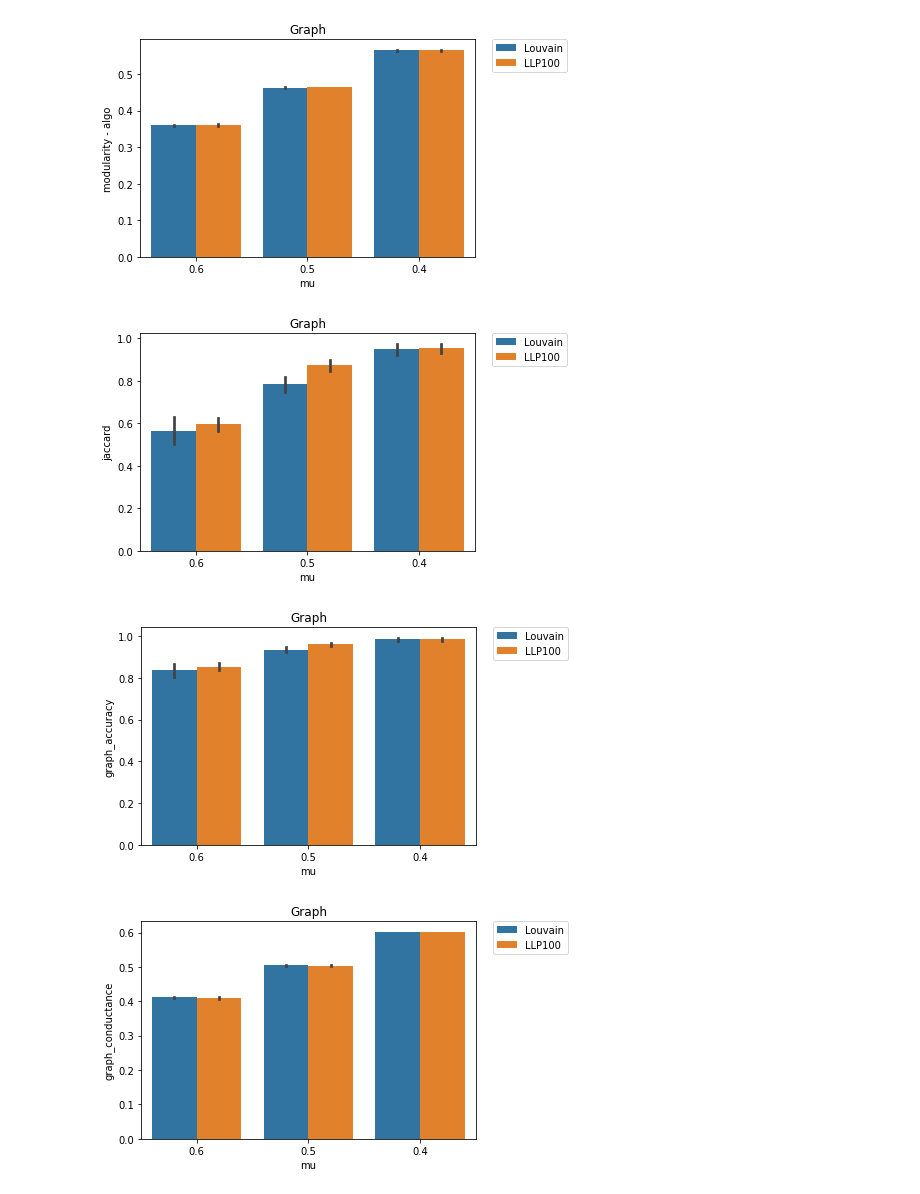
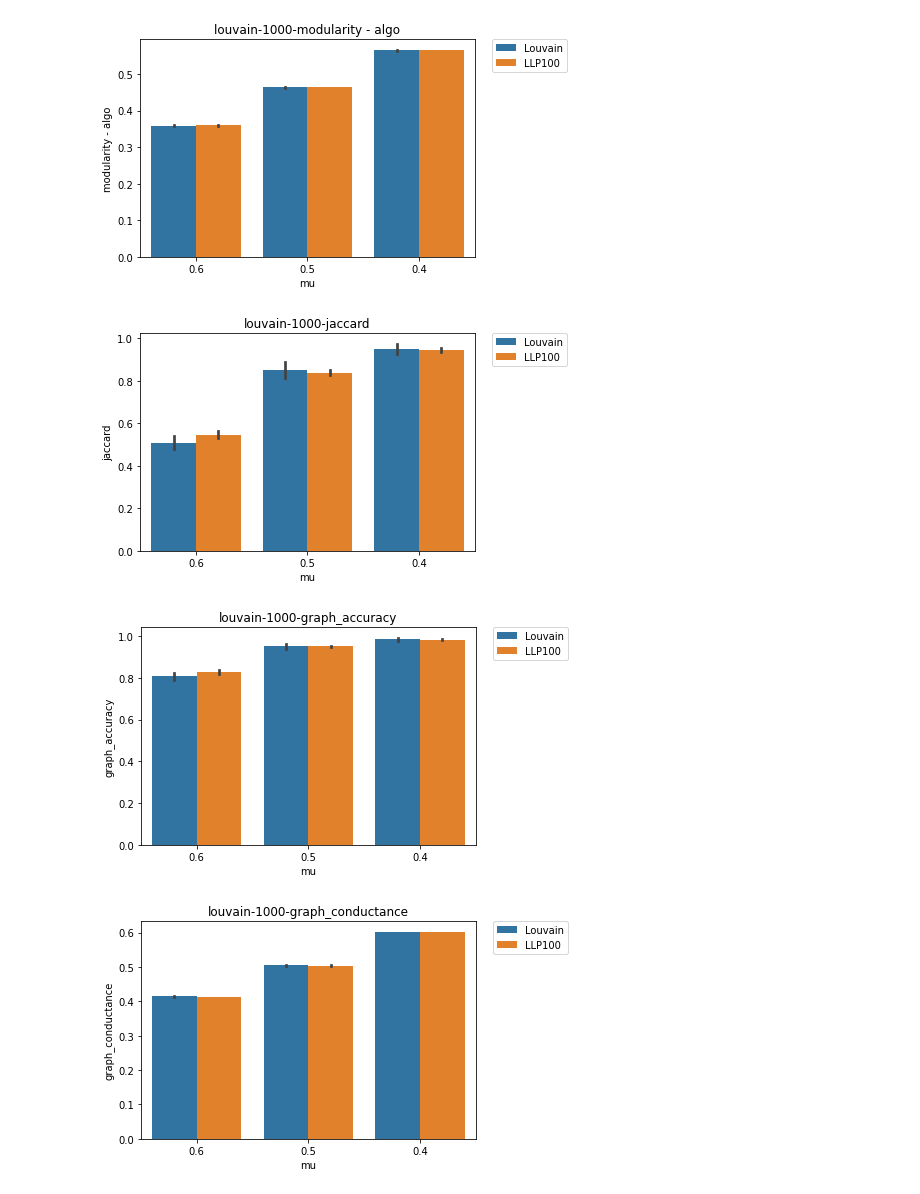
Before and after one commit to keskim1111/network-analysis, a Jupyter notebook: visualization/create_bar_plots.ipynb, the cells around one changed output. Saved outputs shown, nothing was run; the diff lists cells and outputs as text; code cells hidden in the pictures.

```diff
--- a/visualization/create_bar_plots.ipynb
+++ b/visualization/create_bar_plots.ipynb
@@ -16,6 +16,16 @@ class df_extra:
     def add_data_to_df(self, col_name, data):
         self.data_dict[col_name] = [data]*self.num_rows
         self.df[col_name] = data
+
+def print_means(df, evals):
+    mus = ["0.4", "0.5", "0.6"]
+    for _eval in evals:
+            for mu in mus:
+                for algo in df.algo.unique():
+                    algo_rows = df.loc[df["algo"]==algo].loc[df["mu"]==mu]
+                    avg = algo_rows["modularity - algo"].mean()
+                    print(f"avg for: {algo}, {mu}, {_eval}:\t {avg}")
+    return
 
 def create_united_df(date_folder, timelimit=600): # This is a df of all networks in folder
     res_dp = os.path.join(FOLDER2FLOW_RESULTS, date_folder)
@@ -68,16 +78,21 @@ def run_visu_benchmark(input_folder):
     del df["index"]
     return df
 
-def create_bar_graphs_benchmark(df,title="Graph"):
-    evals=["modularity - algo", "jaccard","graph_accuracy","graph_conductance"]
+def create_bar_graphs_benchmark(df, evals, title="Graph"):
     for eval in evals:
+
         ax = sns.barplot(x="network", y=eval, hue="algo", data=df).set(title=title)
         plt.legend(bbox_to_anchor=(1.05, 1), loc=2, borderaxespad=0.)
         plt.show()
 
-def create_bar_graphs(df,title="Graph",evals=["modularity - algo", "jaccard","graph_accuracy","graph_conductance"]):
+def create_bar_graphs(df, evals, title="Graph"):
     for eval in evals:
-        ax = sns.barplot(x="mu", y=eval, hue="algo", data=df).set(title=title)
+        name = f"{title}-{eval}"
+        sns_plot = sns.barplot(x="mu", y=eval, hue="algo", data=df).set(title=name)
         plt.legend(bbox_to_anchor=(1.05, 1), loc=2, borderaxespad=0.)
         plt.show()
+
+
+
+evals=["modularity - algo", "jaccard","graph_accuracy","graph_conductance"]
 # %%
@@ -108,6 +111,7 @@ create_bar_graphs_benchmark(df)
 # %%
-input_folder = "29-05-2022--21-34-19 1000 mod"
+input_folder = "26-05-2022--15-13-20-louvain-1000"
 df = run_visu(input_folder)
-display(df)
-create_bar_graphs(df)
+create_bar_graphs(df,evals,title="louvain-1000")
+# print_means(df, evals)
+# display(df)
 # %% [output]
@@ -131,4 +118,4 @@ create_bar_graphs(df)
-[figure, old version]
+[figure, new version]
-[figure, old version]
+[figure, new version]
-[figure, old version]
+[figure, new version]
-[figure, old version]
+[figure, new version]
```
Also changed, not shown: parts of 24 cells of this notebook, 2 other files.
